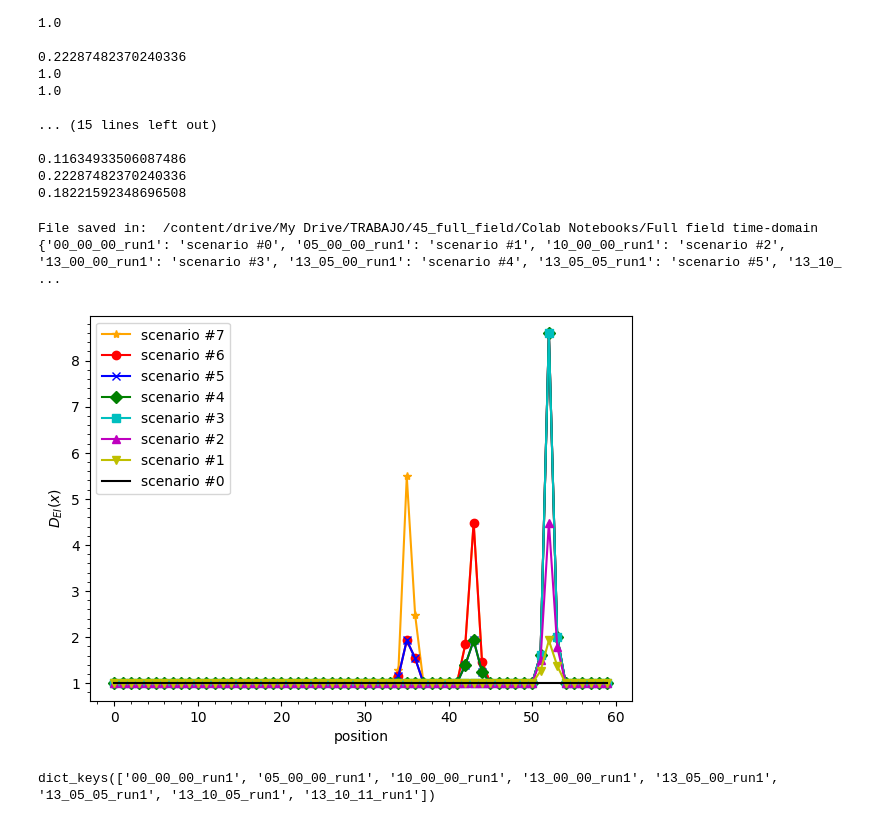
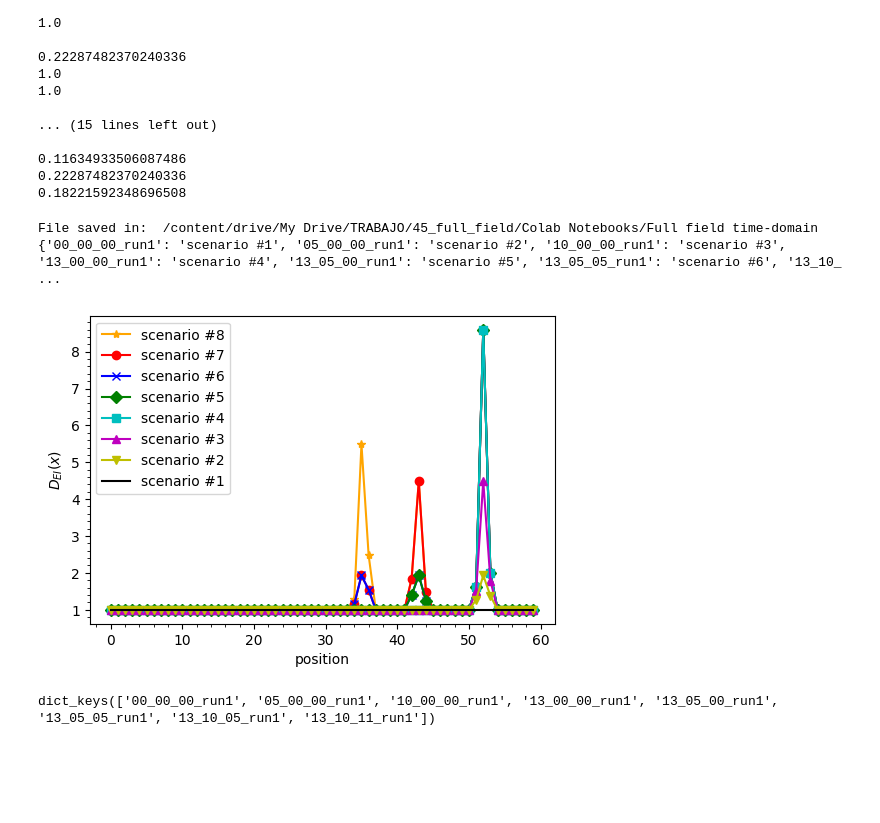
Before and after one commit to carloshernangarrido/structural-health-monitoring, a Jupyter notebook: time_domain_damage_detection_stat.ipynb, the cells around one changed output. Drawn from its saved outputs; the diff is of its cells as text; code cells hidden in the pictures; blank space fills up the shorter version.

```diff
--- a/time_domain_damage_detection_stat.ipynb
+++ b/time_domain_damage_detection_stat.ipynb
@@ -492,32 +492,32 @@ for key in cases.keys():
 # %%
 print("File saved in: ", path)
 with open(os.path.join(path, 'H_EI_actual.txt'), 'w') as f:
   for case_ in cases.keys():
     print("\nDamage scenario: ", case_[:-5], file=f)
     for point in range(60):
       print(cases[case_]['H_EI']['H_EI_actual'][point], file=f)
 
-fig, ax = plt.subplots(1, 1, figsize=(7, 5))
-labels = {list(cases.keys())[i]: f'scenario #{i}' for i in range(0,8,1)}
+fig, ax = plt.subplots(1, 1, figsize=(6, 4))
+labels = {list(cases.keys())[i]: f'scenario #{i+1}' for i in range(0,8,1)}
 print(labels)
 colors = ['r', 'b', 'g', 'c', 'm', 'y', 'orange']
 markers = ['o', 'x', 'D', 's', '^', 'v', '*']
 for i, case_ in enumerate(list(cases.keys())[::-1]):
   if case_ == '00_00_00_run1':
     color, marker = 'black', None
   else:
     color, marker = colors[i-1], markers[i-1]
   ax.plot(1/cases[case_]['H_EI']['H_EI_actual'], label=labels[case_],
           color=color, marker=marker)
 ax.legend()
 ax.minorticks_on()
 ax.set_ylabel(r'$D_{EI}(x)$')
 ax.set_xlabel('position')
-plt.savefig('DEI.pdf')
+plt.savefig(os.path.join(path, 'DEI.pdf'))
 # %% [output]
 File saved in:  /content/drive/My Drive/TRABAJO/45_full_field/Colab Notebooks/Full field time-domain
-{'00_00_00_run1': 'scenario #0', '05_00_00_run1': 'scenario #1', '10_00_00_run1': 'scenario #2', '13_00_00_run1': 'scenario #3', '13_05_00_run1': 'scenario #4', '13_05_05_run1': 'scenario #5', '13_10_ ...
+{'00_00_00_run1': 'scenario #1', '05_00_00_run1': 'scenario #2', '10_00_00_run1': 'scenario #3', '13_00_00_run1': 'scenario #4', '13_05_00_run1': 'scenario #5', '13_05_05_run1': 'scenario #6', '13_10_ ...
-[figure, old version]
+[figure, new version]
 # %%
 
 cases.keys()
```
